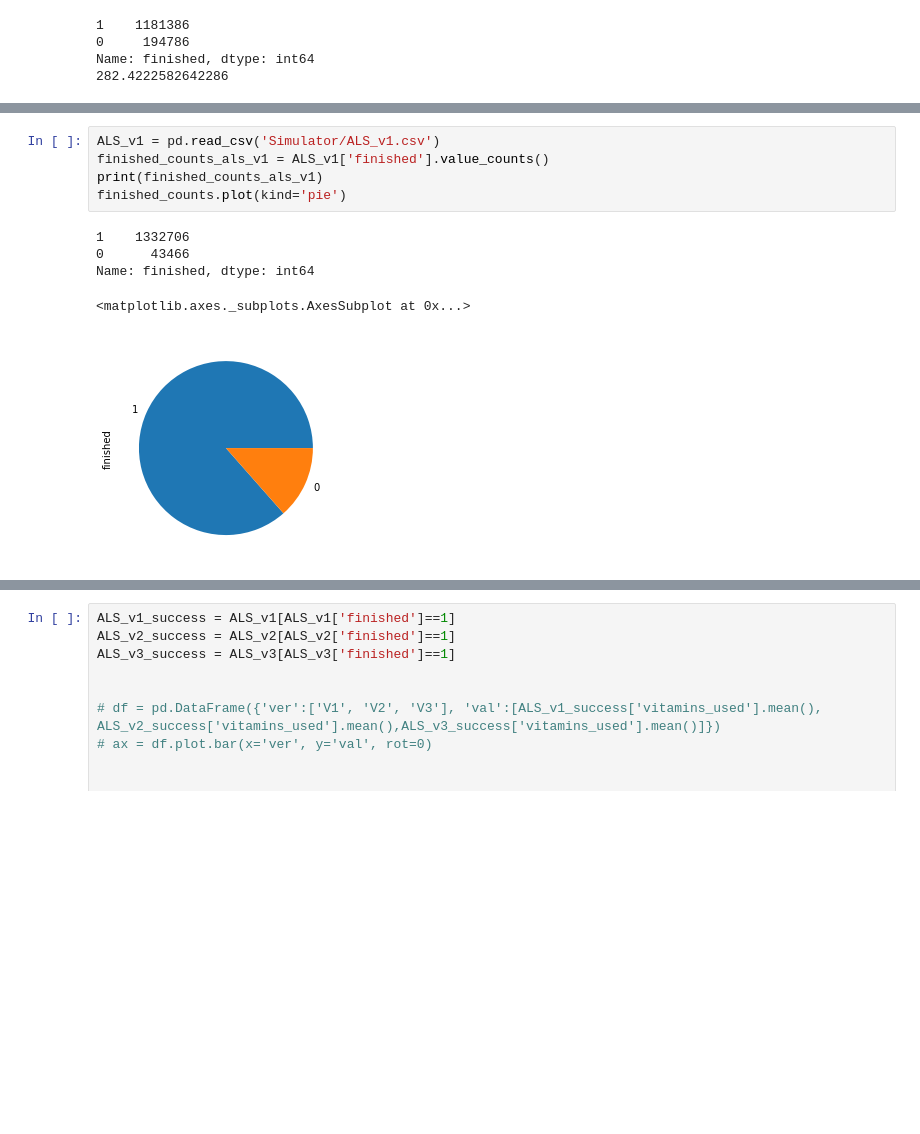
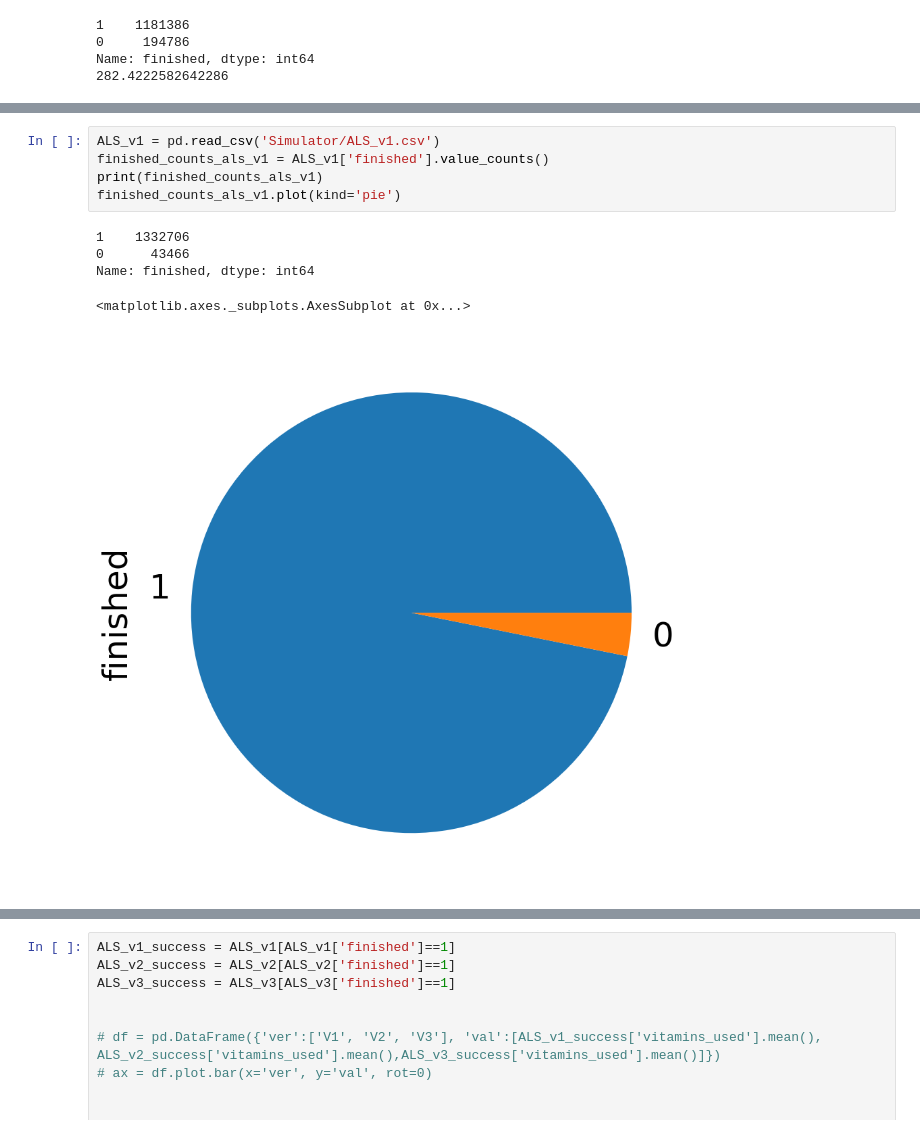
Before and after one commit to leerieo/DrMarioAi_ThesisProject, a Jupyter notebook: Simulator Tests.ipynb, the cells around one changed output, grey strips where cells are left out. Saved outputs shown, nothing was run; the diff lists cells and outputs as text; blank space fills up the shorter version.

```diff
--- a/Simulator Tests.ipynb
+++ b/Simulator Tests.ipynb
@@ -130,14 +134,14 @@ plt.rcParams["figure.figsize"] = (20,15)
 # %%
 ALS_v1 = pd.read_csv('Simulator/ALS_v1.csv')
 finished_counts_als_v1 = ALS_v1['finished'].value_counts()
 print(finished_counts_als_v1)
-finished_counts.plot(kind='pie')
+finished_counts_als_v1.plot(kind='pie')
 # %% [output]
 1    1332706
 0      43466
 Name: finished, dtype: int64
 <matplotlib.axes._subplots.AxesSubplot at 0x...>
-[figure, old version]
+[figure, new version]
 # %%
 ALS_v2 = pd.read_csv('Simulator/ALS_v2.csv')
 finished_counts_als_v2 = ALS_v2['finished'].value_counts()
```
Also changed, not shown: parts of 10 cells of this notebook, 10 other files.
